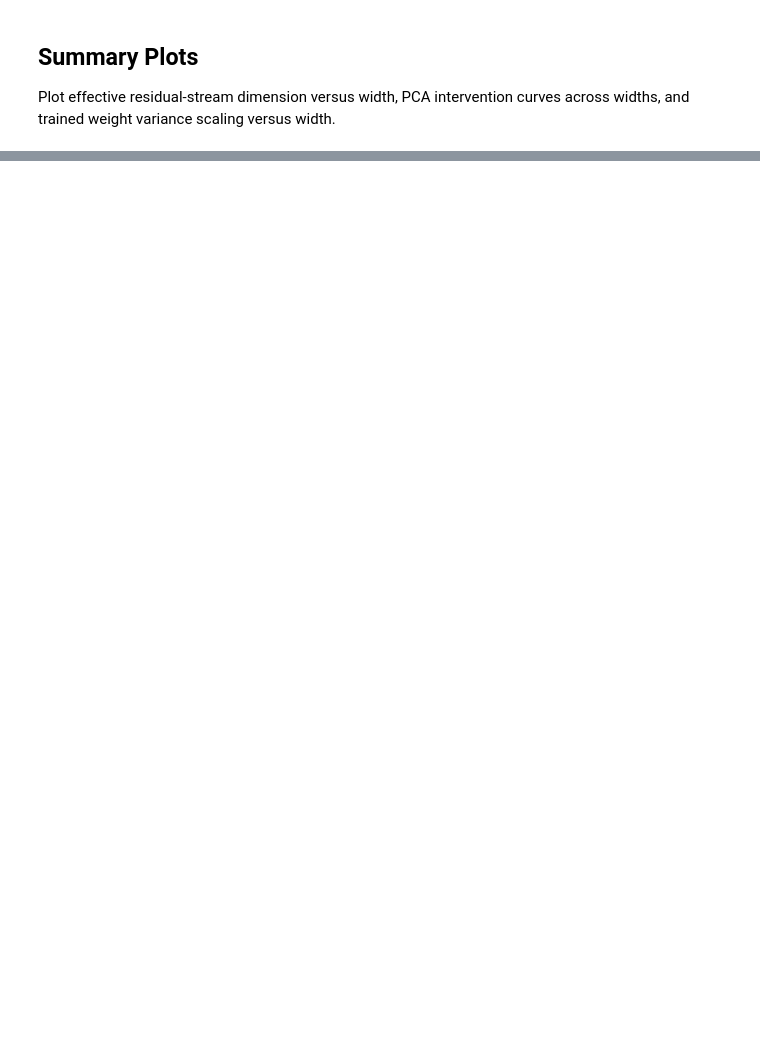
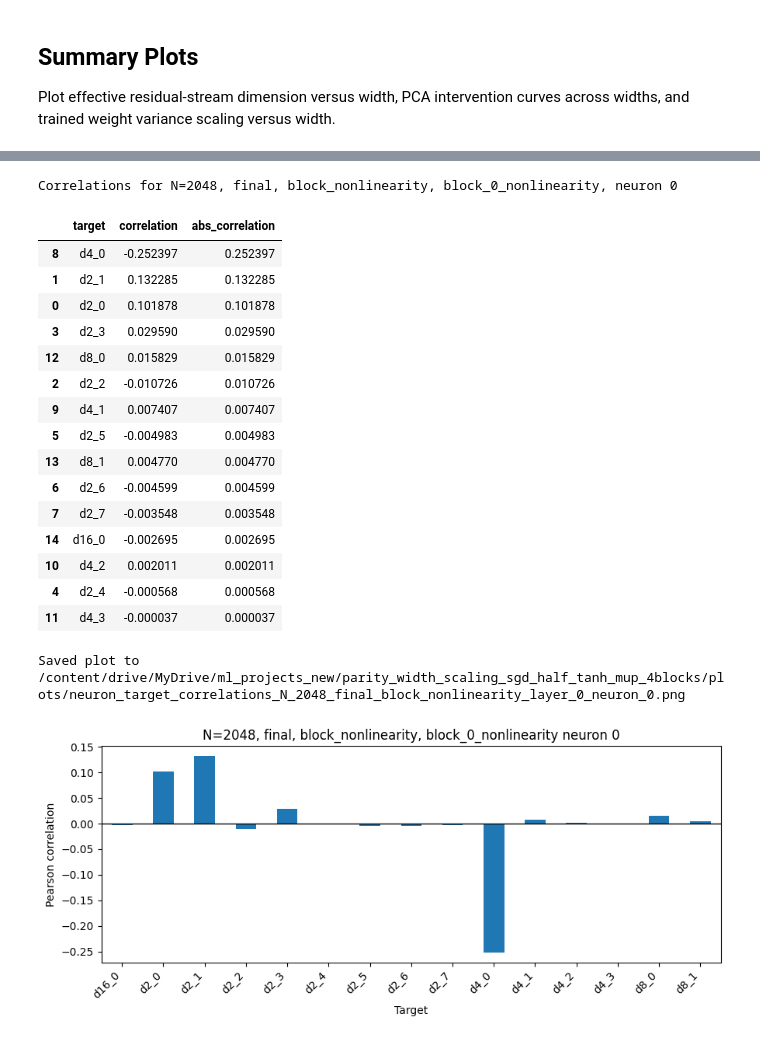
Before and after one commit to labofdoubt/feature-learning-parity-task, a Jupyter notebook: notebooks/colab_width_scaling_sgd.ipynb, the cells around one changed output, grey strips where cells are left out. Saved outputs shown, nothing was run; the diff lists cells and outputs as text; code cells hidden in the pictures; blank space fills up the shorter version.

```diff
--- a/notebooks/colab_width_scaling_sgd.ipynb
+++ b/notebooks/colab_width_scaling_sgd.ipynb
@@ -476,0 +878,76 @@ plt.show()
+# %%
+import matplotlib.pyplot as plt
+
+SELECT_LAYER_IDX = 0
+SELECT_NEURON_IDX = 0
+
+if SELECT_LAYER_IDX not in correlation_by_layer:
+    raise ValueError(f"SELECT_LAYER_IDX must be one of {list(correlation_by_layer)}")
+selected_corr = correlation_by_layer[SELECT_LAYER_IDX]
+if SELECT_NEURON_IDX < 0 or SELECT_NEURON_IDX >= selected_corr.shape[0]:
+    raise ValueError(f"SELECT_NEURON_IDX must be in [0, {selected_corr.shape[0] - 1}]")
+
+selected_neuron_correlations = pd.DataFrame(
+    {
+        "target": target_columns,
+        "correlation": selected_corr[SELECT_NEURON_IDX].numpy(),
+    }
+)
+selected_neuron_correlations["abs_correlation"] = selected_neuron_correlations["correlation"].abs()
+selected_neuron_correlations = selected_neuron_correlations.sort_values(
+    "abs_correlation",
+    ascending=False,
+)
+
+layer_name = correlation_layer_names[SELECT_LAYER_IDX]
+print(
+    f"Correlations for N={CORRELATION_N}, {correlation_checkpoint_label}, "
+    f"{CORRELATION_ACTIVATION_SOURCE}, {layer_name}, neuron {SELECT_NEURON_IDX}"
+)
+display(selected_neuron_correlations)
+
+PLOTS_DIR.mkdir(parents=True, exist_ok=True)
+fig, ax = plt.subplots(figsize=(9, 4))
+selected_neuron_correlations.sort_values("target").plot(
+    x="target",
+    y="correlation",
+    kind="bar",
+    legend=False,
+    ax=ax,
+)
+ax.axhline(0.0, color="black", linewidth=1)
+ax.set_xlabel("Target")
+ax.set_ylabel("Pearson correlation")
+ax.set_title(
+    f"N={CORRELATION_N}, {correlation_checkpoint_label}, {CORRELATION_ACTIVATION_SOURCE}, "
+    f"{layer_name} neuron {SELECT_NEURON_IDX}"
+)
+plt.xticks(rotation=45, ha="right")
+fig.tight_layout()
+plot_path = (
+    PLOTS_DIR
+    / f"neuron_target_correlations_N_{CORRELATION_N}_{correlation_checkpoint_label}_{CORRELATION_ACTIVATION_SOURCE}_layer_{SELECT_LAYER_IDX}_neuron_{SELECT_NEURON_IDX}.png"
+)
+fig.savefig(plot_path, dpi=150)
+print(f"Saved plot to {plot_path}")
+plt.show()
+# %% [output]
+Correlations for N=2048, final, block_nonlinearity, block_0_nonlinearity, neuron 0
+|  | target | correlation | abs_correlation |
+| 8 | d4_0 | -0.252397 | 0.252397 |
+| 1 | d2_1 | 0.132285 | 0.132285 |
+| 0 | d2_0 | 0.101878 | 0.101878 |
+| 3 | d2_3 | 0.029590 | 0.029590 |
+| 12 | d8_0 | 0.015829 | 0.015829 |
+| 2 | d2_2 | -0.010726 | 0.010726 |
+| 9 | d4_1 | 0.007407 | 0.007407 |
+| 5 | d2_5 | -0.004983 | 0.004983 |
+| 13 | d8_1 | 0.004770 | 0.004770 |
+| 6 | d2_6 | -0.004599 | 0.004599 |
+| 7 | d2_7 | -0.003548 | 0.003548 |
+| 14 | d16_0 | -0.002695 | 0.002695 |
+| 10 | d4_2 | 0.002011 | 0.002011 |
+| 4 | d2_4 | -0.000568 | 0.000568 |
+| 11 | d4_3 | -0.000037 | 0.000037 |
+Saved plot to /content/drive/MyDrive/ml_projects_new/parity_width_scaling_sgd_half_tanh_mup_4blocks/plots/neuron_target_correlations_N_2048_final_block_nonlinearity_layer_0_neuron_0.png
+[figure, added]
```
Also changed, not shown: parts of 19 cells of this notebook, 5 other files.
